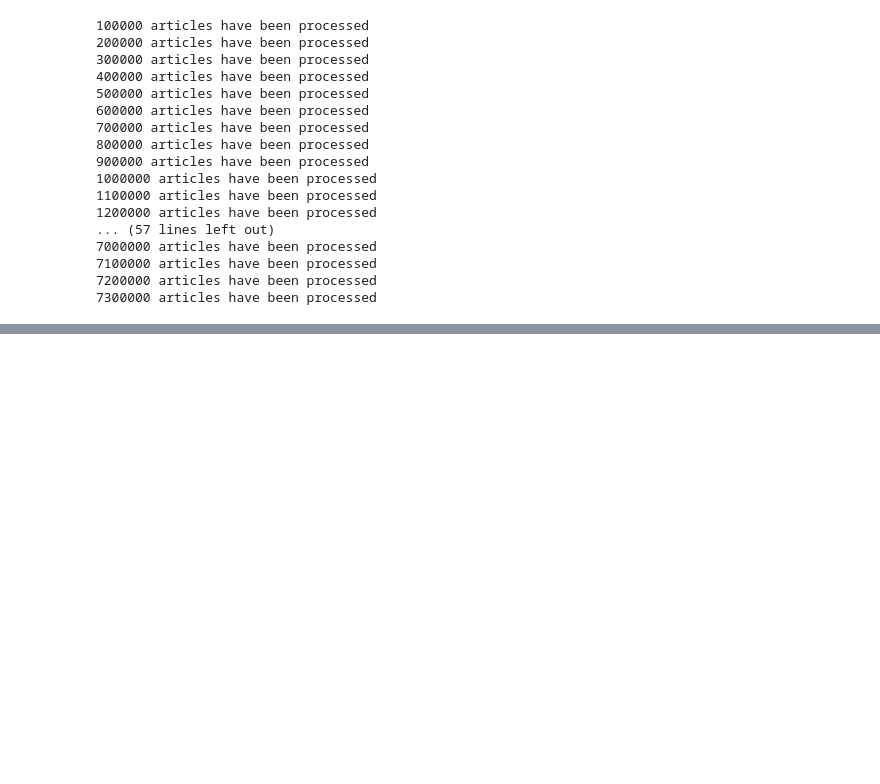
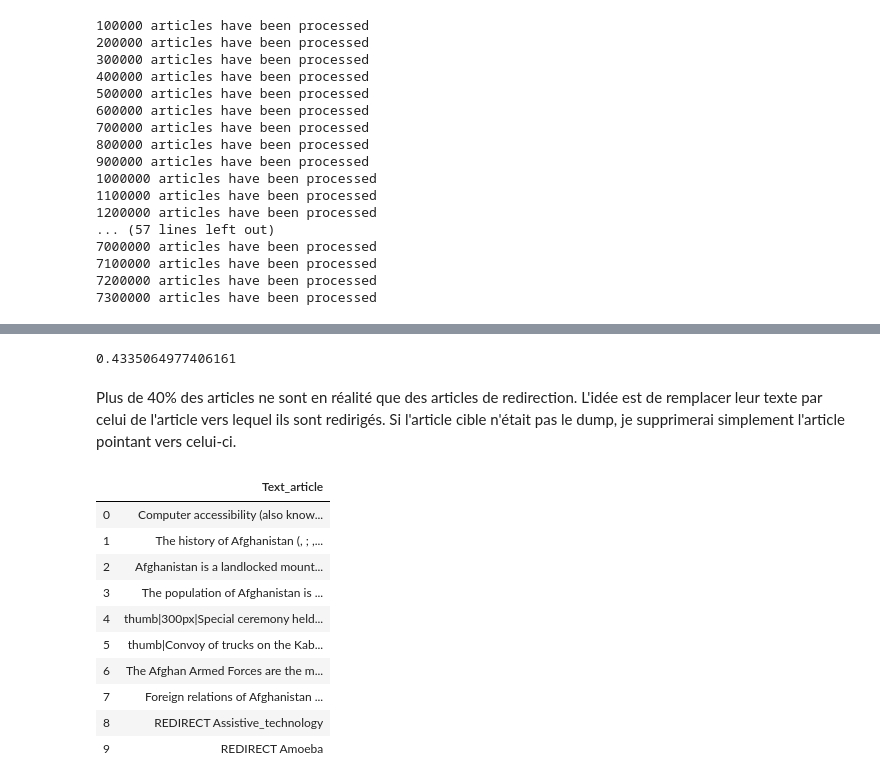
Before and after one commit to mahdicharif/PRIM, a Jupyter notebook: XML/testsXML.ipynb, the cells around one changed output, grey strips where cells are left out. Saved outputs shown, nothing was run; the diff lists cells and outputs as text; code cells hidden in the pictures; blank space fills up the shorter version.

```diff
--- a/XML/testsXML.ipynb
+++ b/XML/testsXML.ipynb
@@ -229,0 +306,2 @@ pd.read_pickle("D:/XML/data/links_nodes_4.0.pkl")
+# %%
+texts = pd.read_pickle("text_article.pkl")
@@ -229,0 +310,20 @@ pd.read_pickle("D:/XML/data/links_nodes_4.0.pkl")
+# %%
+len(redirect)/len(texts)
+# %% [output]
+0.4335064977406161
+# %% [markdown]
+Plus de 40% des articles ne sont en réalité que des articles de redirection. L'idée est de remplacer leur texte par celui de l'article vers lequel ils sont redirigés. Si l'article cible n'était pas le dump, je supprimerai simplement l'article pointant vers celui-ci.
+# %%
+redir_handler(articles, texts)[:10]
+# %% [output]
+|  | Text_article |
+| 0 | Computer accessibility (also know... |
+| 1 | The history of Afghanistan (, ; ,... |
+| 2 | Afghanistan is a landlocked mount... |
+| 3 | The population of Afghanistan is ... |
+| 4 | thumb|300px|Special ceremony held... |
+| 5 | thumb|Convoy of trucks on the Kab... |
+| 6 | The Afghan Armed Forces are the m... |
+| 7 | Foreign relations of Afghanistan ... |
+| 8 | REDIRECT Assistive_technology |
+| 9 | REDIRECT Amoeba |
```
Also changed, not shown: parts of 19 cells of this notebook, 1 other file.
